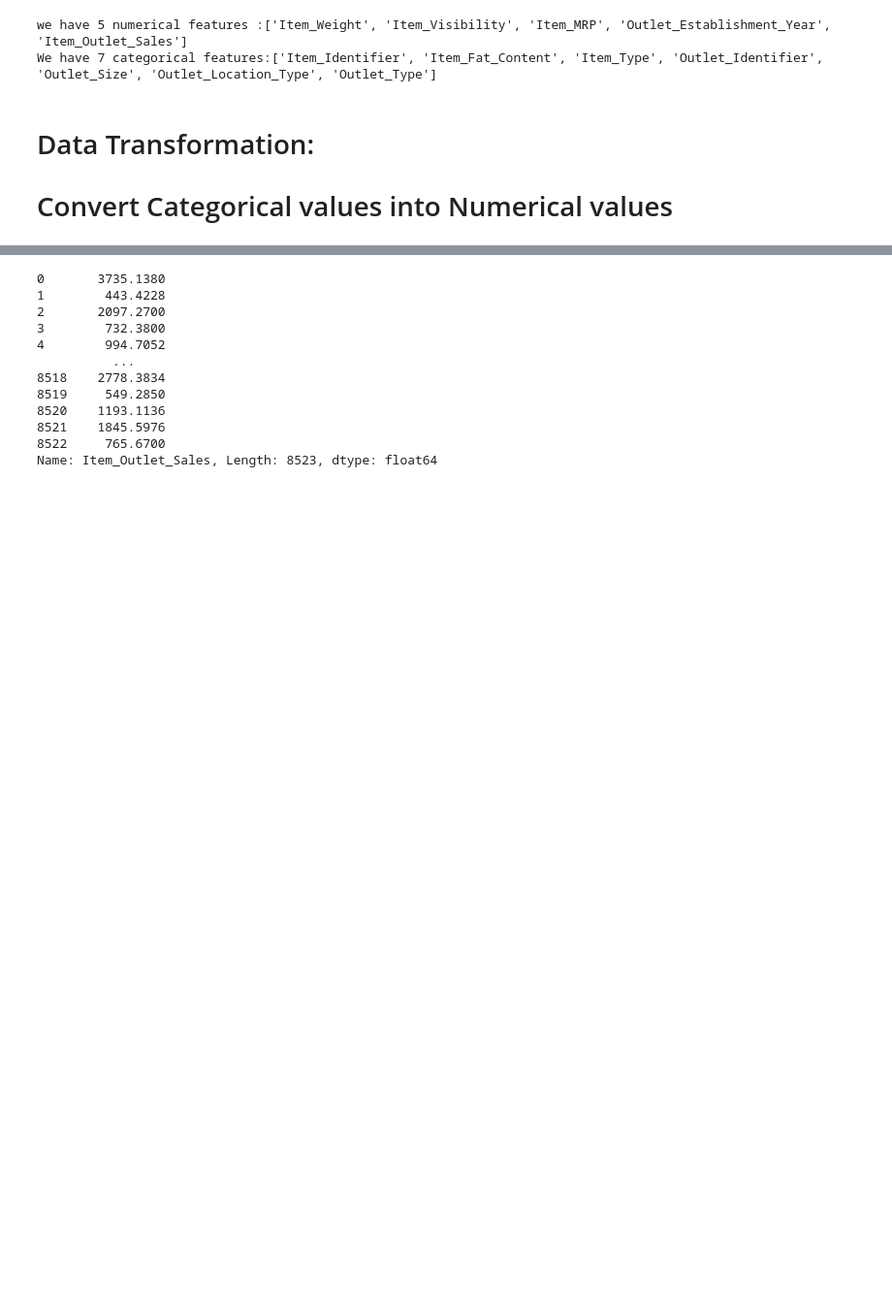
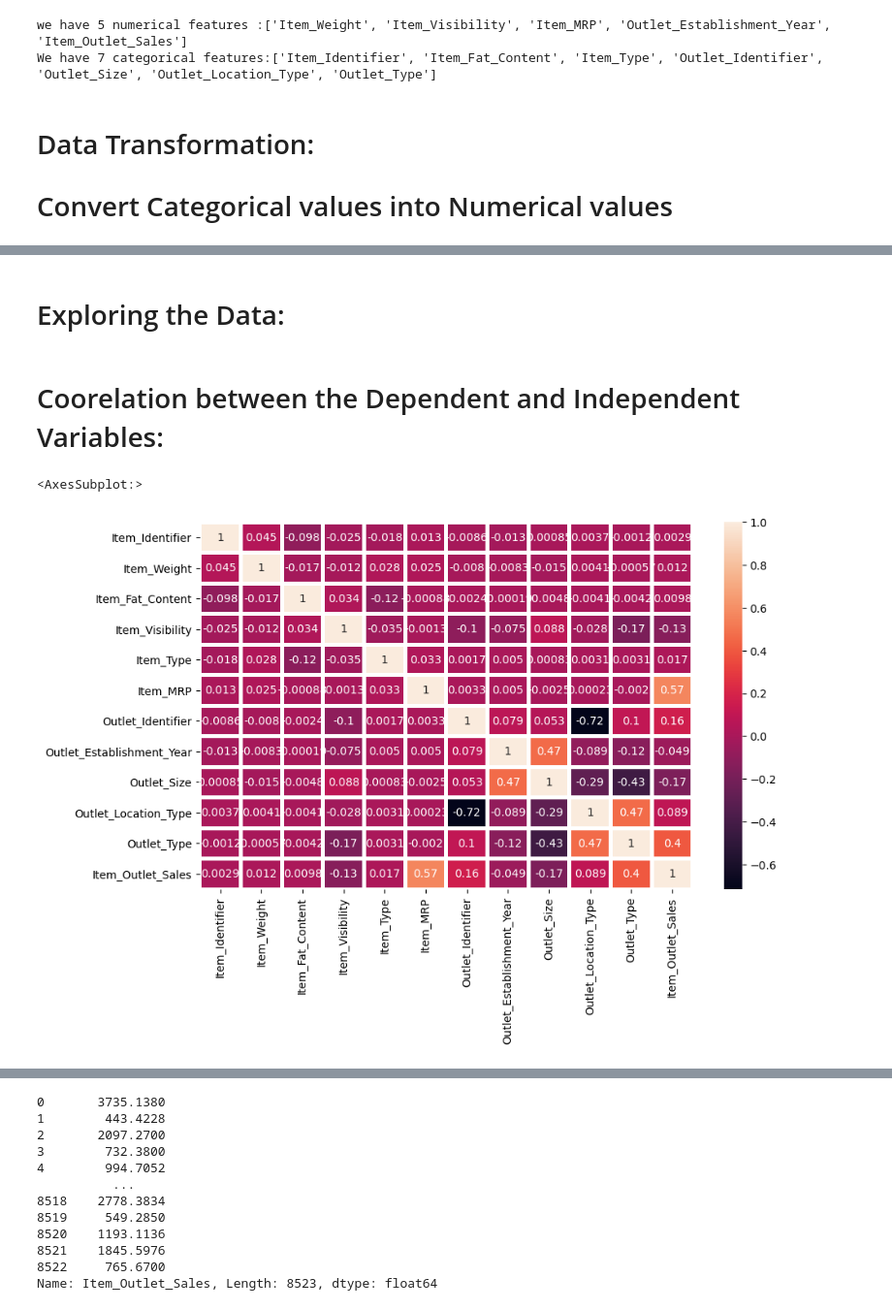
Before and after one commit to Ananthakrishnan12/Big-Mart-Sales-prediction, a Jupyter notebook: Notebook/BigMartSalesprediction.ipynb, the cells around one changed output, grey strips where cells are left out. Shown at 97% size. Cells and saved outputs as stored; diff of their text form; code cells hidden in the pictures; blank space fills up the shorter version.

```diff
--- a/Notebook/BigMartSalesprediction.ipynb
+++ b/Notebook/BigMartSalesprediction.ipynb
@@ -78,0 +184,12 @@ We have 7 categorical features:['Item_Identifier', 'Item_Fat_Content', 'Item_Typ
+# %% [markdown]
+# Exploring the Data:
+# %% [markdown]
+# Coorelation between the Dependent and Independent Variables:
+# %%
+correlation=train_data_df.corr()
+# %%
+fig,ax=plt.subplots(figsize=(10,6))
+sns.heatmap(correlation,linewidth=3,annot=True)
+# %% [output]
+<AxesSubplot:>
+[figure, added]
```
Also changed, not shown: parts of 31 cells of this notebook, 2 other files.
